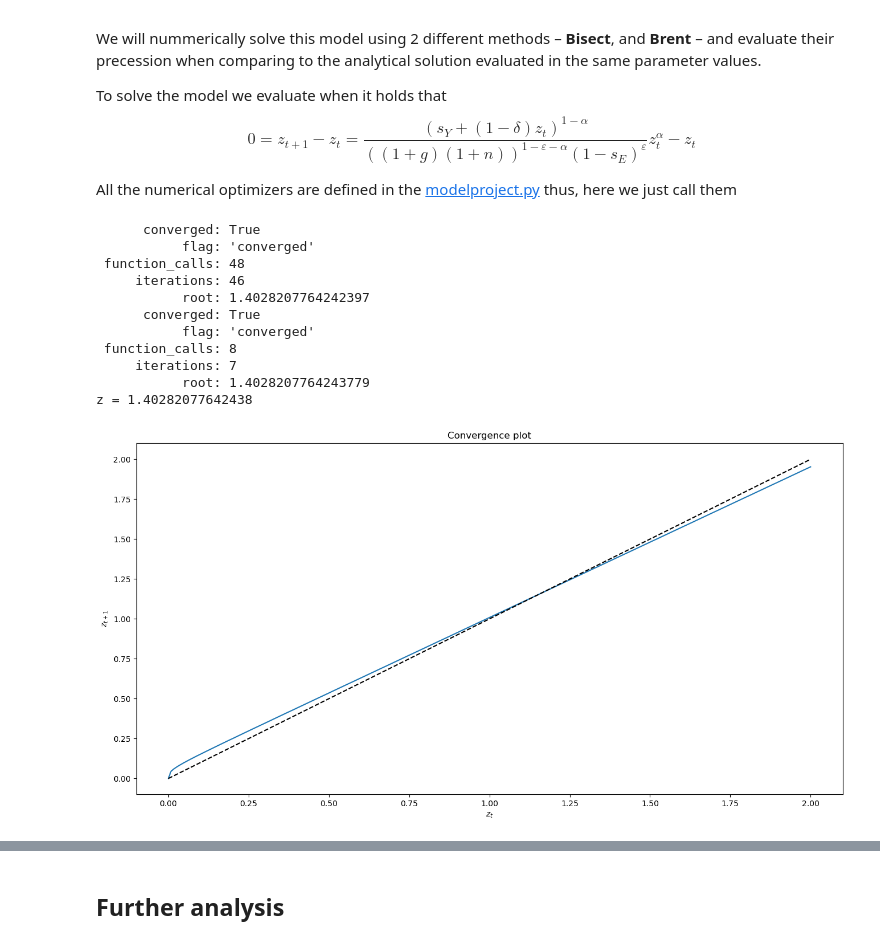
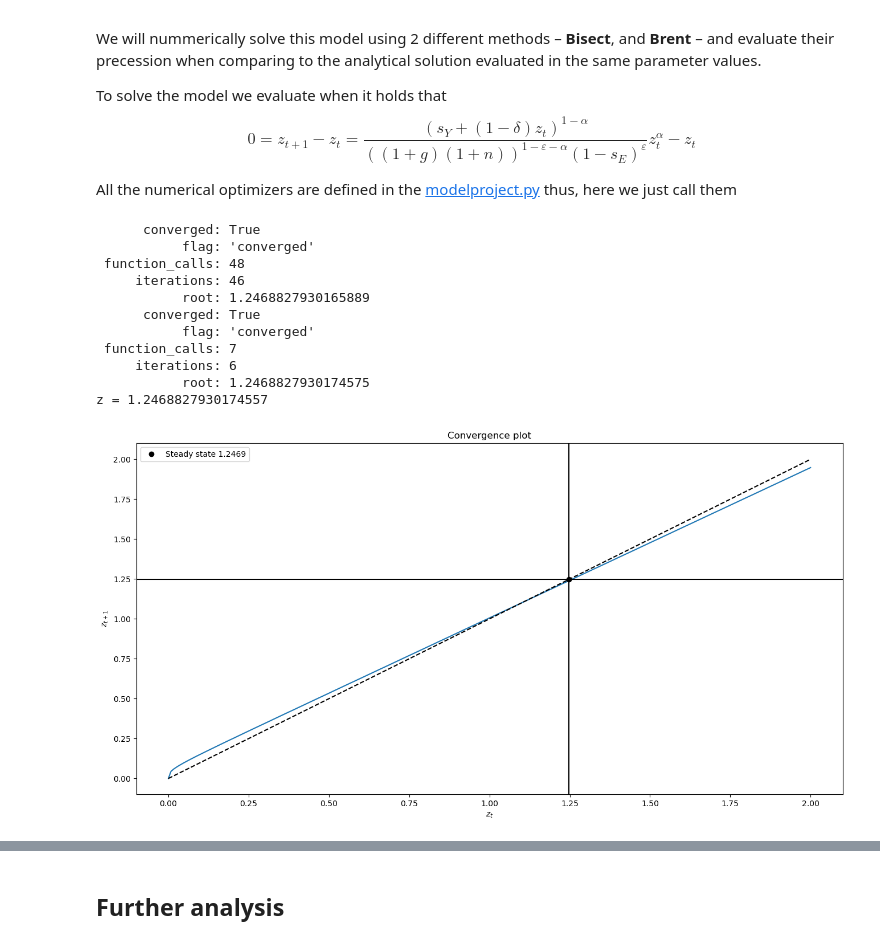
Before and after one commit to NumEconCopenhagen/projects-2023-valros, a Jupyter notebook: modelproject/modelproject.ipynb, the cells around one changed output, grey strips where cells are left out. Drawn from its saved outputs; the diff is of its cells as text; code cells hidden in the pictures.

```diff
--- a/modelproject/modelproject.ipynb
+++ b/modelproject/modelproject.ipynb
@@ -130,28 +127,29 @@ $$
 
 All the numerical optimizers are defined in the [modelproject.py](modelproject.py) thus, here we just call them
 # %%
+# a. loading the baseline model
 model = SolowModelClass()
 model.setup()
 
-# Solve for nummerical steady state
+# b. solve for nummerical steady state
 zstar_bisect = model.solve_ss(method='bisect',do_print=True)
 zstar_brent = model.solve_ss(method='brentq',do_print=True)
 
-# Evaluate analytical steady state
-zstar_analytic = model.evaluate_ss(analytical_extension,do_print=True)
+# c. evaluate analytical steady state
+zstar_analytic = model.evaluate_ss(analytical,do_print=True)
 # %% [output]
       converged: True
            flag: 'converged'
  function_calls: 48
      iterations: 46
-           root: 1.4028207764242397
+           root: 1.2468827930165889
       converged: True
            flag: 'converged'
- function_calls: 8
-     iterations: 7
-           root: 1.4028207764243779
-z = 1.40282077642438
+ function_calls: 7
+     iterations: 6
+           root: 1.2468827930174575
+z = 1.2468827930174557
 # %%
-model.convergence_plot()
+model.convergence_plot(ext=False)
 # %% [output]
-[figure, old version]
+[figure, new version]
```
Also changed, not shown: parts of 6 cells of this notebook, 1 other file.
